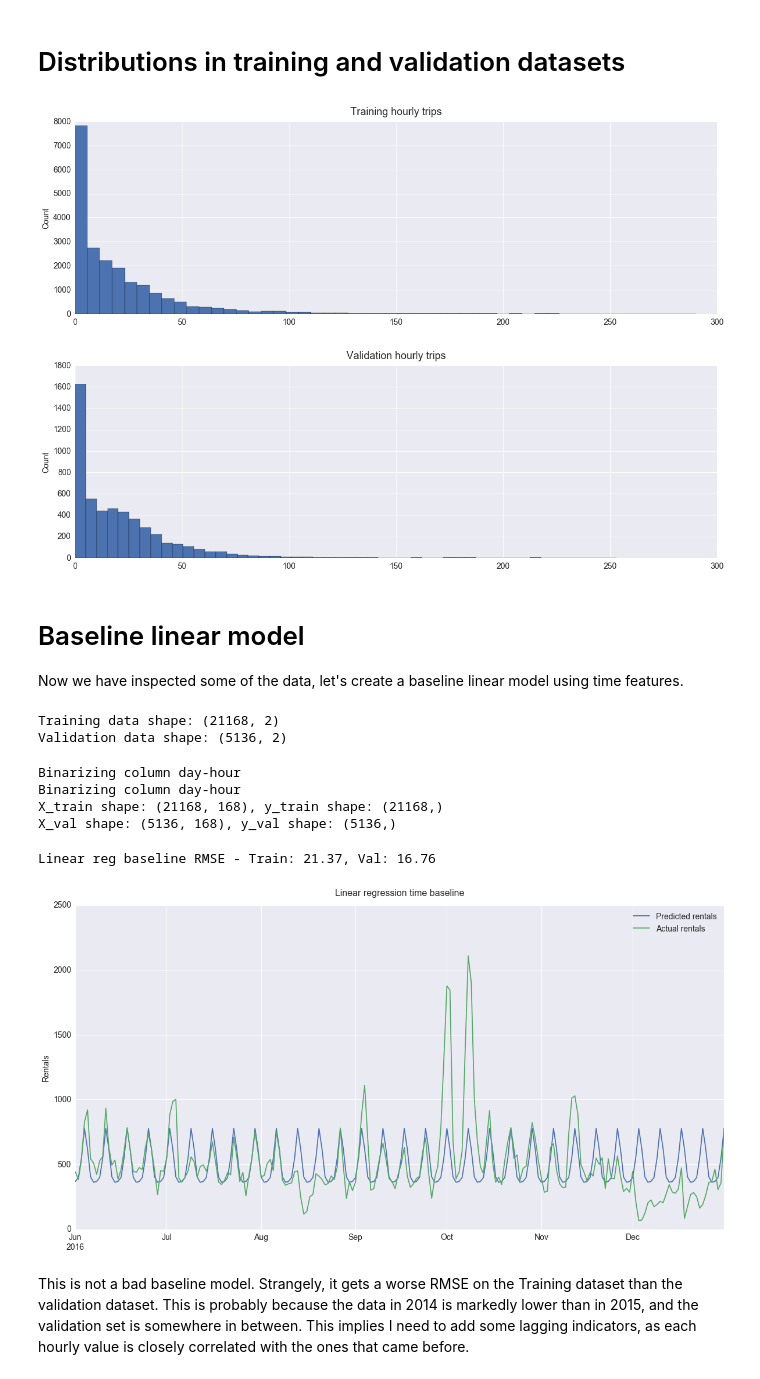
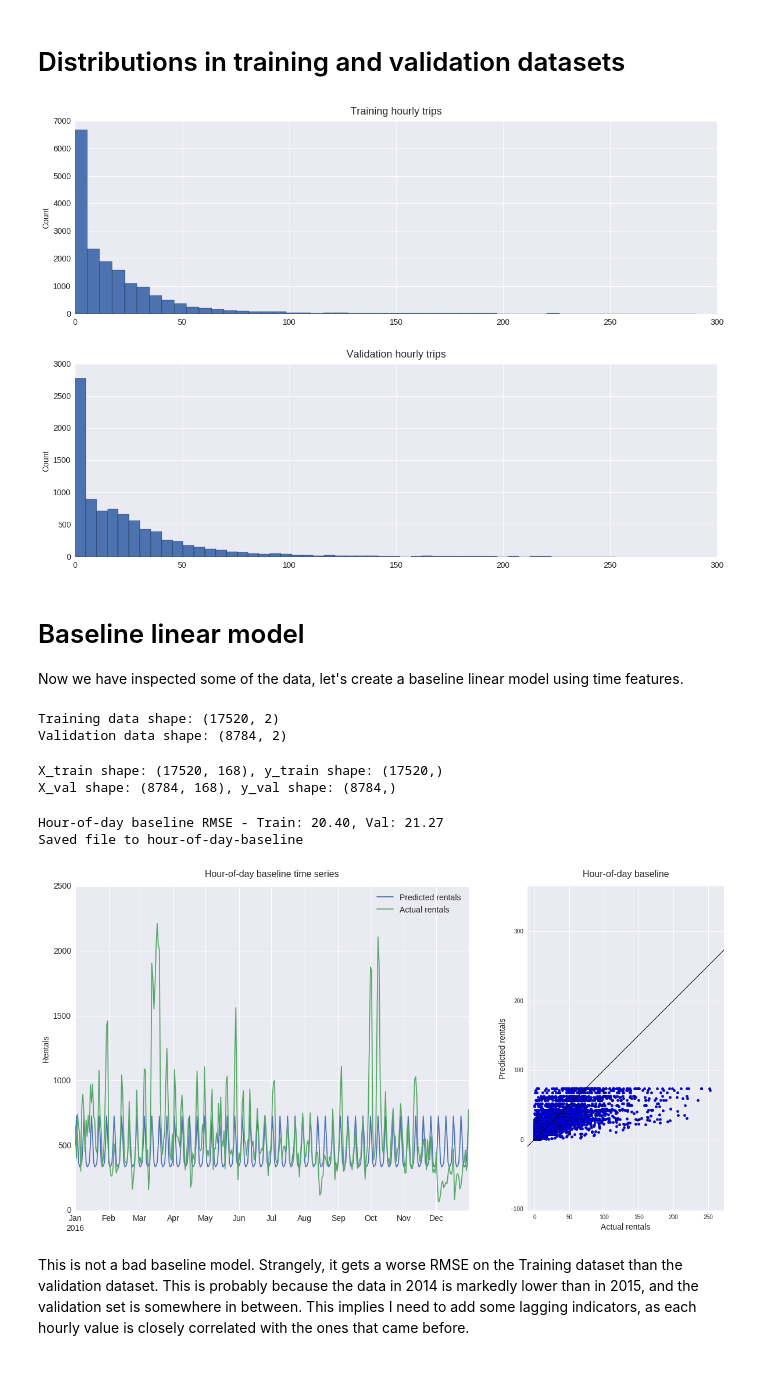
Before and after one commit to timgasser/bcycle-austin, a Jupyter notebook: notebooks/bcycle_all_data_models.ipynb, the cells around one changed output. Drawn from its saved outputs; the diff is of its cells as text; code cells hidden in the pictures.

```diff
--- a/notebooks/bcycle_all_data_models.ipynb
+++ b/notebooks/bcycle_all_data_models.ipynb
@@ -212,8 +256,8 @@ Let's kick off by creating a linear model based on time features.
 from bcycle_lib.all_utils import add_time_features
 
 TRAIN_START = '2014-01-01'
-TRAIN_END = '2016-05-31'
-VAL_START = '2016-06-01'
+TRAIN_END = '2015-12-31'
+VAL_START = '2016-01-01'
 VAL_END = '2016-12-31'
 
 hourly_trips_df = trips_df.resample('1H').size().to_frame(name='count')
@@ -294,8 +338,8 @@ SIZE=(20,6)
 plot_hist(train_df['count'], bins=50, size=SIZE, title='Training hourly trips', xlabel='', ylabel='Count')
 plot_hist(val_df['count'], bins=50, size=SIZE, title='Validation hourly trips', xlabel='', ylabel='Count')
 # %% [output]
-[figure, old version]
+[figure, new version]
-[figure, old version]
+[figure, new version]
 # %% [markdown]
 # Baseline linear model
 
@@ -310,8 +354,8 @@ val_df = add_time_features(val_df)
 print('Training data shape: {}'.format(train_df.shape))
 print('Validation data shape: {}'.format(val_df.shape))
 # %% [output]
-Training data shape: (21168, 2)
-Validation data shape: (5136, 2)
+Training data shape: (17520, 2)
+Validation data shape: (8784, 2)
 # %%
 # Now we need to split into X and y
 from bcycle_lib.all_utils import reg_x_y_split
@@ -326,63 +370,33 @@ X_val, y_val, _ = reg_x_y_split(val_df[['day-hour', 'count']],
 print('X_train shape: {}, y_train shape: {}'.format(X_train.shape, y_train.shape))
 print('X_val shape: {}, y_val shape: {}'.format(X_val.shape, y_val.shape))
 # %% [output]
-Binarizing column day-hour
-Binarizing column day-hour
-X_train shape: (21168, 168), y_train shape: (21168,)
-X_val shape: (5136, 168), y_val shape: (5136,)
+X_train shape: (17520, 168), y_train shape: (17520,)
+X_val shape: (8784, 168), y_val shape: (8784,)
 # %%
 from sklearn.linear_model import Ridge
 from sklearn.metrics import mean_squared_error
 from bcycle_lib.all_utils import df_from_results, plot_results, plot_val
 
 reg = Ridge()
 reg.fit(X_train, y_train)
 y_train_pred = reg.predict(X_train)
 train_rmse = np.sqrt(mean_squared_error(y_train, y_train_pred))
 
 y_val_pred = reg.predict(X_val)
 val_rmse = np.sqrt(mean_squared_error(y_val, y_val_pred))
 
-scores_df = pd.DataFrame({'train_rmse' : train_rmse, 'val_rmse' : val_rmse}, index=['time_linreg'])
+scores_df = pd.DataFrame({'train_rmse' : train_rmse, 'val_rmse' : val_rmse}, index=['linreg_time'])
 
 result_train_df, result_val_df = df_from_results(train_df.index, y_train, y_train_pred,
                                                  val_df.index, y_val, y_val_pred)
 
-print('Linear reg baseline RMSE - Train: {:.2f}, Val: {:.2f}'.format(train_rmse, val_rmse))
+print('Hour-of-day baseline RMSE - Train: {:.2f}, Val: {:.2f}'.format(train_rmse, val_rmse))
 
-
-
-def plot_ts(df, pred, true, title, ax):
-    '''Generates one of the subplots to show time series'''
-    plot_df = df.resample('1D').sum()
-    ax = plot_df.plot(y=[pred, true], ax=ax) # , color='black', style=['--', '-'])
-    ax.set_xlabel('', fontdict={'size' : 14})
-    ax.set_ylabel('Rentals', fontdict={'size' : 14})
-    ax.set_title(title, fontdict={'size' : 16})
-    ttl = ax.title
-    ttl.set_position([.5, 1.02])
-    ax.legend(['Predicted rentals', 'Actual rentals'], fontsize=14)
-    ax.tick_params(axis='x', labelsize=14)
-    ax.tick_params(axis='y', labelsize=14)
-
-#     fig, axes = plt.subplots(2,1, sharey=True, figsize=(20,12))
-#     plot_ts(train_df, pred_col, true_col, title + ' (training set)', axes[0])
-#     plot_ts(val_df, pred_col, true_col, title + ' (validation set)', axes[1])
-
-fig, ax = plt.subplots(1,1,figsize=(20,10))
-plot_ts(result_val_df, 'pred', 'true', 'Linear regression time baseline', ax=ax)
-
-# save_results(result_train_df, result_val_df, 'pred', 'true', title='Average baseline', file='time')
-
-# g = sns.jointplot(y_val_pred, y_val)
-# x0, x1 = g.ax_joint.get_xlim()
-# y0, y1 = g.ax_joint.get_ylim()
-# lims = [max(x0, y0), min(x1, y1)]
-# g.ax_joint.plot(lims, lims, '-', c='black')
-# plt.savefig('test.png', format='png', dpi=600)
+plot_all_results(result_val_df, 'true', 'pred', 'Hour-of-day baseline')
 # %% [output]
-Linear reg baseline RMSE - Train: 21.37, Val: 16.76
+Hour-of-day baseline RMSE - Train: 20.40, Val: 21.27
+Saved file to hour-of-day-baseline
-[figure, old version]
+[figure, new version]
 # %% [markdown]
 This is not a bad baseline model. Strangely, it gets a worse RMSE on the Training dataset than the validation dataset. This is probably because the data in 2014 is markedly lower than in 2015, and the validation set is somewhere in between. This implies I need to add some lagging indicators, as each hourly value is closely correlated with the ones that came before.
 # %% [markdown]
```
Also changed, not shown: parts of 34 cells of this notebook, 2 other files.
